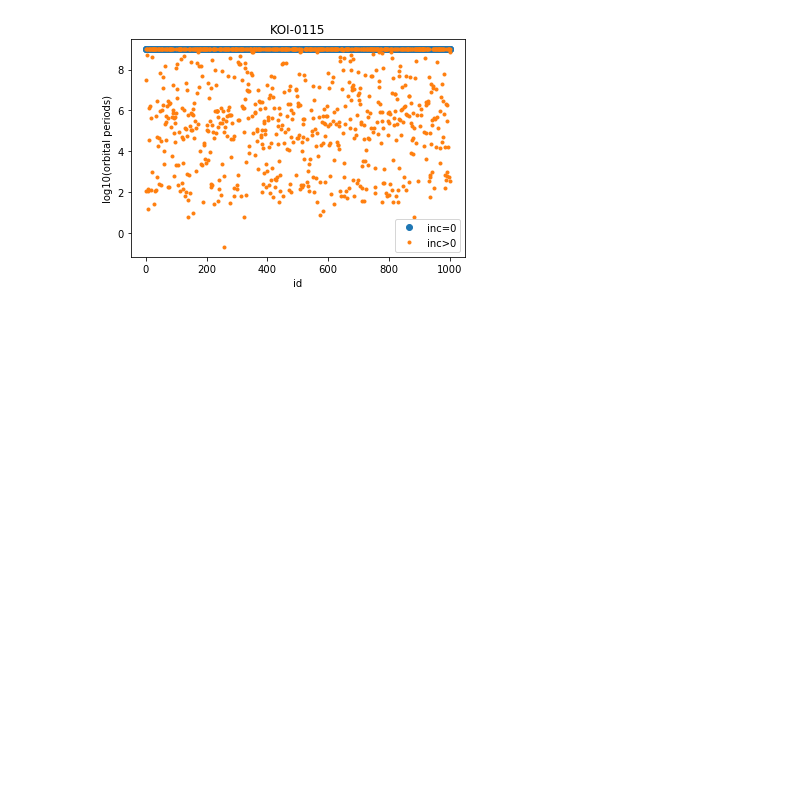
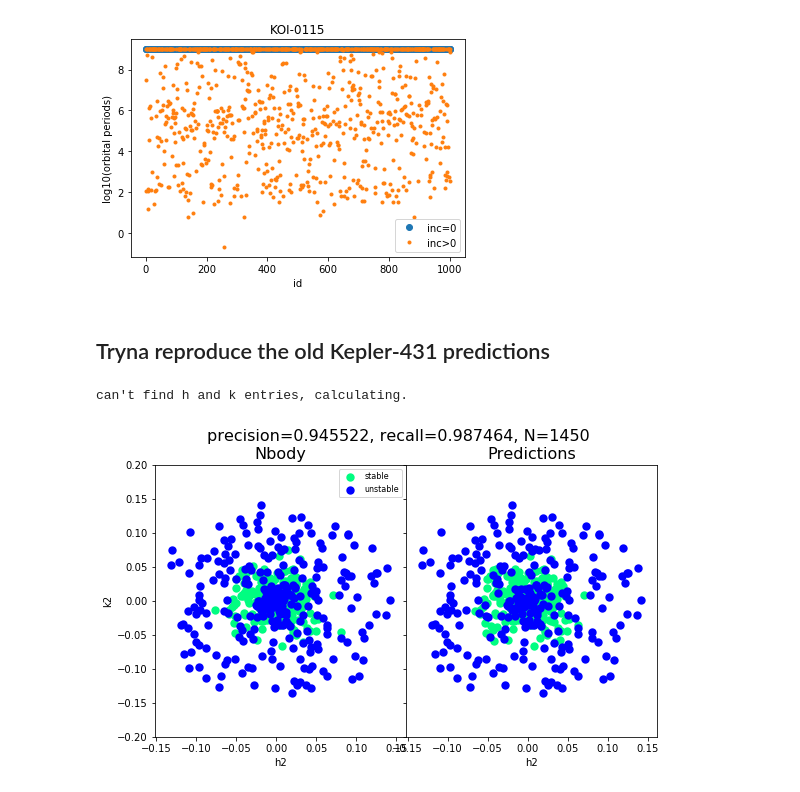
Before and after one commit to afcarl/stability_predict, a Jupyter notebook: predictsystem.ipynb, the cells around one changed output. Saved outputs shown, nothing was run; the diff lists cells and outputs as text; code cells hidden in the pictures; blank space fills up the shorter version.

Commit message:
prediction notebook updates

```diff
--- a/predictsystem.ipynb
+++ b/predictsystem.ipynb
@@ -201,3 +178,69 @@ plt.legend(loc='lower right')
 # %% [output]
 <matplotlib.legend.Legend at 0x...>
 [figure]
+# %% [markdown]
+## Tryna reproduce the old Kepler-431 predictions
+# %%
+systems = ["Kepler-431"]
+shadow = 0
+x = "h2"
+y = "k2"
+# %%
+names = ["name","id","shadow","maxorbs","P1","sim_time","Eerr","CPU_time"]
+
+# load data
+data = pd.read_csv("systems/%s_data.csv"%system, index_col=0)
+Nbodydata = pd.read_csv("systems/%s_Nbodyresults.csv"%(system), names=names)
+preds = pd.read_csv('systems/backup/%s_preds.csv'%(system))
+
+#get e
+try:
+    data["e1"] = np.sqrt(data["h1"]**2 + data["k1"]**2)
+    data["e2"] = np.sqrt(data["h2"]**2 + data["k2"]**2)
+    data["e3"] = np.sqrt(data["h3"]**2 + data["k3"]**2)
+except:
+    print "can't find h and k entries, calculating."
+    data["h1"], data["k1"] = data["e1"]*np.sin(data["w1"]), data["e1"]*np.cos(data["w1"])
+    data["h2"], data["k2"] = data["e2"]*np.sin(data["w2"]), data["e2"]*np.cos(data["w2"])
+    data["h3"], data["k3"] = data["e3"]*np.sin(data["w3"]), data["e3"]*np.cos(data["w3"])
+
+# join data
+data["id"] = data.index
+preds["id"] = preds.index
+Nbody = Nbodydata[(Nbodydata["shadow"]==0)]
+plotdata = reduce(lambda left,right: pd.merge(left,right,on=['id']), [data, Nbody, preds])
+
+# get preds
+proba = plotdata['ApplicationsModel_predict_proba']
+pstablemask = (proba > 0.5)
+punstablemask = (proba <= 0.5)
+
+# get Nbody
+stablemask = plotdata['sim_time']/plotdata['P1_y'] >= 9.9e8
+unstablemask = plotdata['sim_time']/plotdata['P1_y'] < 9.9e8
+
+# plot
+colorbar = 'winter'
+size=70
+cmap = matplotlib.cm.get_cmap(colorbar)
+f, (ax1, ax2) = plt.subplots(1,2, figsize=[9, 5], sharex=True, sharey=True)
+ax1.scatter(plotdata[x][stablemask], plotdata[y][stablemask], c=cmap(0.99), lw=0, s=size, label='stable')
+ax1.scatter(plotdata[x][unstablemask], plotdata[y][unstablemask], c=cmap(0.), lw=0, s=size, label='unstable')
+ax2.scatter(plotdata[x][pstablemask], plotdata[y][pstablemask], c=cmap(0.99), lw=0, s=size)
+ax2.scatter(plotdata[x][punstablemask], plotdata[y][punstablemask], c=cmap(0.), lw=0, s=size)
+ax1.set_xlabel(x); ax2.set_xlabel(x); ax1.set_ylabel(y);
+ax1.set_title("Nbody", fontsize=16); ax2.set_title("Predictions", fontsize=16)
+ax1.legend(fontsize=8)
+ax1.set_ylim([-0.2, 0.2])
+plt.subplots_adjust(wspace=0)
+
+# calculate precision and recall
+Tp = ((pstablemask == True) & (stablemask == True)).sum()
+Fp = ((pstablemask == True) & (stablemask == False)).sum()
+Fn = ((pstablemask == False) & (stablemask == True)).sum()
+plt.suptitle("precision=%f, recall=%f, N=%d"%(float(Tp)/(Tp+Fp), float(Tp)/(Tp+Fn), len(stablemask)), fontsize=16)
+
+plt.savefig('output/old_%s_%s_v_%s.png'%(system, x, y))
+# %% [output]
+can't find h and k entries, calculating.
+[figure, added]
```
Also changed, not shown: parts of 2 cells of this notebook, 1 other file.
